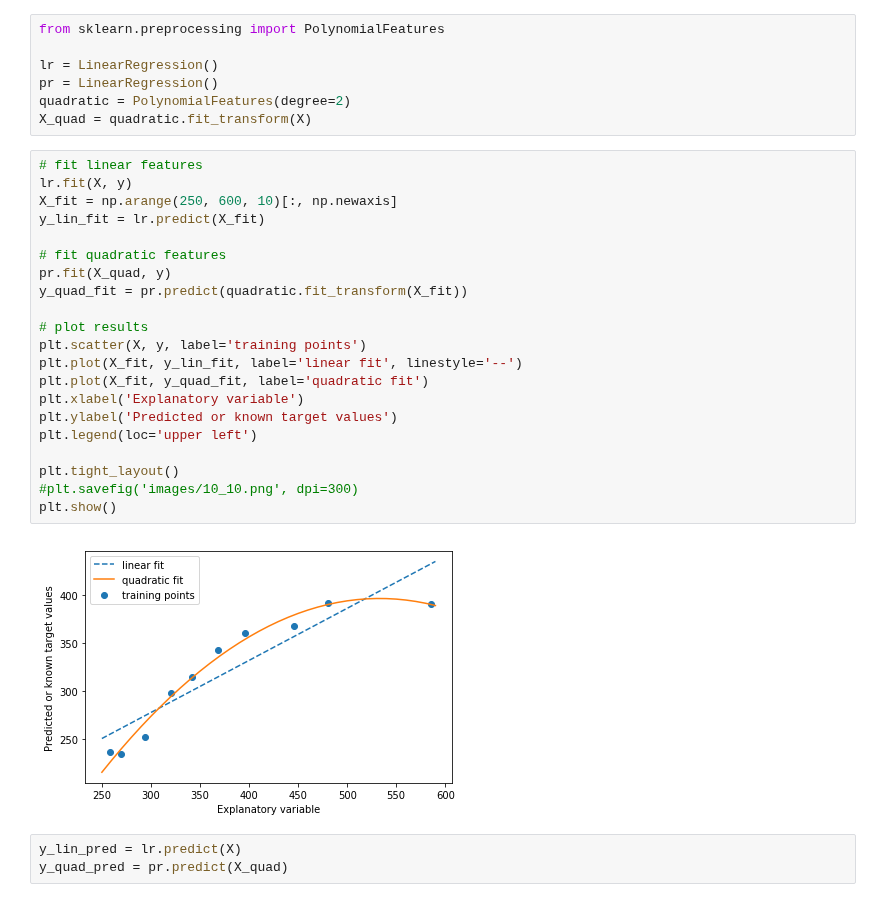
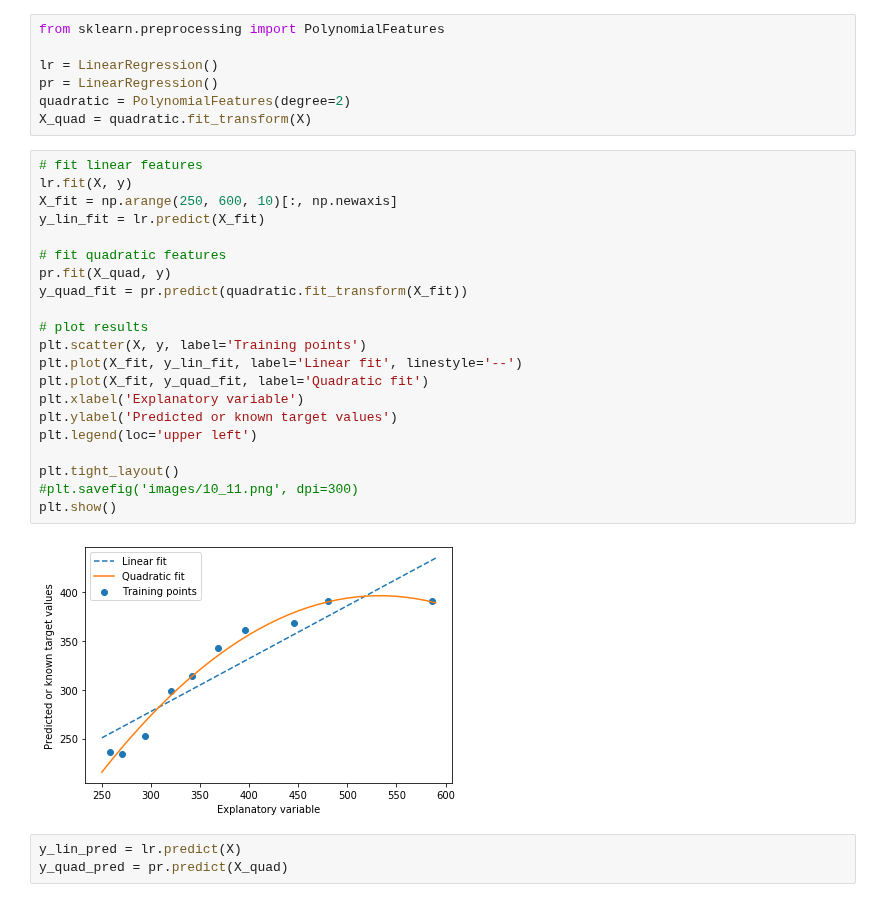
Before and after one commit to rasbt/python-machine-learning-book-3rd-edition, a Jupyter notebook: ch10/ch10.ipynb, the cells around one changed output. Cells and saved outputs as stored; diff of their text form.

```diff
--- a/ch10/ch10.ipynb
+++ b/ch10/ch10.ipynb
@@ -474,26 +474,26 @@ X_quad = quadratic.fit_transform(X)
 # %%
 # fit linear features
 lr.fit(X, y)
 X_fit = np.arange(250, 600, 10)[:, np.newaxis]
 y_lin_fit = lr.predict(X_fit)
 
 # fit quadratic features
 pr.fit(X_quad, y)
 y_quad_fit = pr.predict(quadratic.fit_transform(X_fit))
 
 # plot results
-plt.scatter(X, y, label='training points')
-plt.plot(X_fit, y_lin_fit, label='linear fit', linestyle='--')
-plt.plot(X_fit, y_quad_fit, label='quadratic fit')
+plt.scatter(X, y, label='Training points')
+plt.plot(X_fit, y_lin_fit, label='Linear fit', linestyle='--')
+plt.plot(X_fit, y_quad_fit, label='Quadratic fit')
 plt.xlabel('Explanatory variable')
 plt.ylabel('Predicted or known target values')
 plt.legend(loc='upper left')
 
 plt.tight_layout()
-#plt.savefig('images/10_10.png', dpi=300)
+#plt.savefig('images/10_11.png', dpi=300)
 plt.show()
 # %% [output]
-[figure, old version]
+[figure, new version]
 # %%
 y_lin_pred = lr.predict(X)
 y_quad_pred = pr.predict(X_quad)
```
Also changed, not shown: parts of 16 cells of this notebook, 30 other files.
